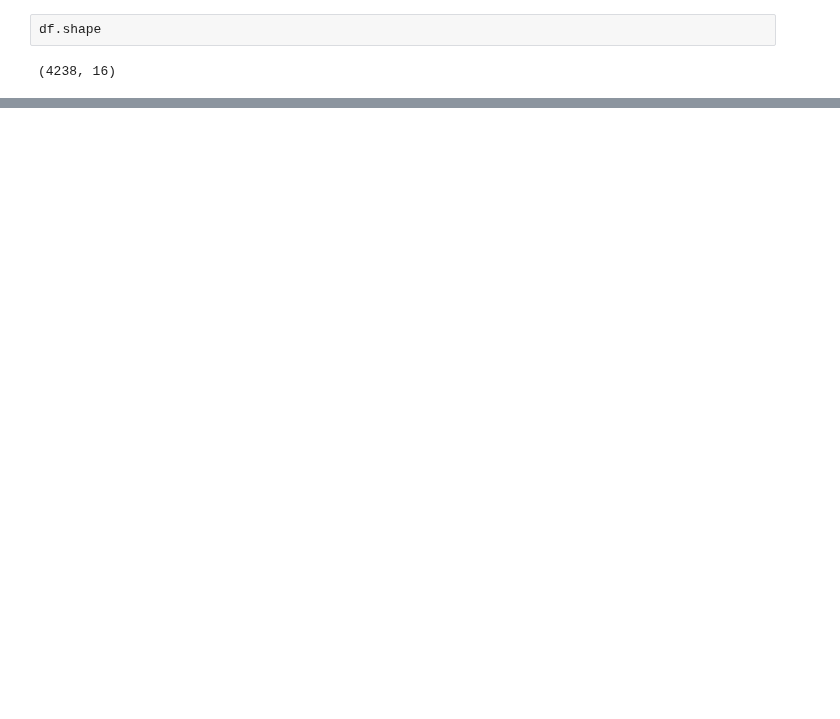
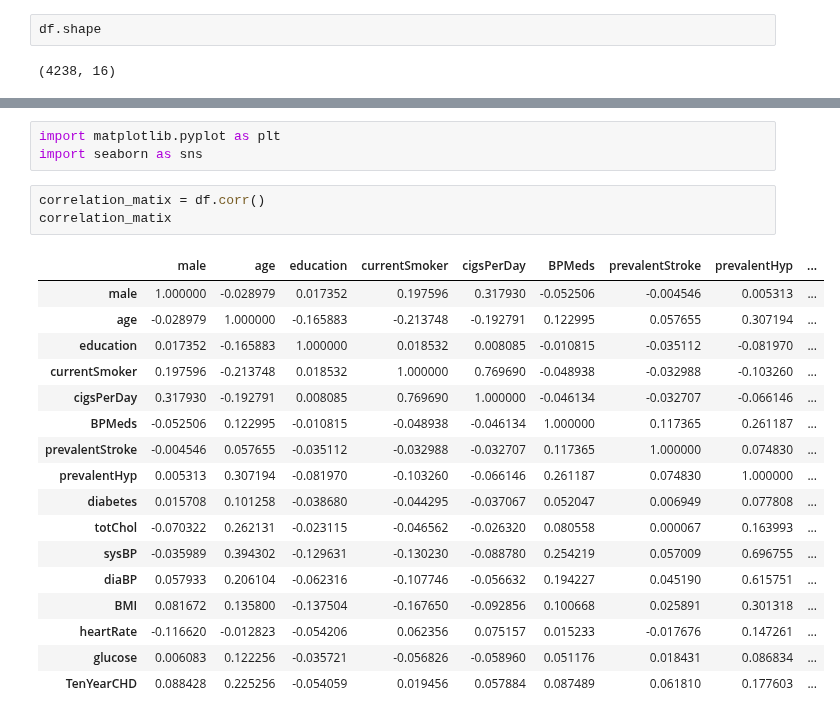
Before and after one commit to PugazhendhiRathinasabapathy/HeartDiseasePrediction, a Jupyter notebook: HeartDiseasePrediction.ipynb, the cells around one changed output, grey strips where cells are left out. Cells and saved outputs as stored; diff of their text form; blank space fills up the shorter version.

```diff
--- a/HeartDiseasePrediction.ipynb
+++ b/HeartDiseasePrediction.ipynb
@@ -28,3 +33,27 @@ df.describe()
 | 50% | 0.000000 | 49.000000 | 2.000000 | 0.000000 | 0.000000 | 0.000000 | 0.000000 | 0.000000 | ... |
 | 75% | 1.000000 | 56.000000 | 3.000000 | 1.000000 | 20.000000 | 0.000000 | 0.000000 | 1.000000 | ... |
 | max | 1.000000 | 70.000000 | 4.000000 | 1.000000 | 70.000000 | 1.000000 | 1.000000 | 1.000000 | ... |
+# %%
+import matplotlib.pyplot as plt
+import seaborn as sns
+# %%
+correlation_matix = df.corr()
+correlation_matix
+# %% [output]
+|  | male | age | education | currentSmoker | cigsPerDay | BPMeds | prevalentStroke | prevalentHyp | ... |
+| male | 1.000000 | -0.028979 | 0.017352 | 0.197596 | 0.317930 | -0.052506 | -0.004546 | 0.005313 | ... |
+| age | -0.028979 | 1.000000 | -0.165883 | -0.213748 | -0.192791 | 0.122995 | 0.057655 | 0.307194 | ... |
+| education | 0.017352 | -0.165883 | 1.000000 | 0.018532 | 0.008085 | -0.010815 | -0.035112 | -0.081970 | ... |
+| currentSmoker | 0.197596 | -0.213748 | 0.018532 | 1.000000 | 0.769690 | -0.048938 | -0.032988 | -0.103260 | ... |
+| cigsPerDay | 0.317930 | -0.192791 | 0.008085 | 0.769690 | 1.000000 | -0.046134 | -0.032707 | -0.066146 | ... |
+| BPMeds | -0.052506 | 0.122995 | -0.010815 | -0.048938 | -0.046134 | 1.000000 | 0.117365 | 0.261187 | ... |
+| prevalentStroke | -0.004546 | 0.057655 | -0.035112 | -0.032988 | -0.032707 | 0.117365 | 1.000000 | 0.074830 | ... |
+| prevalentHyp | 0.005313 | 0.307194 | -0.081970 | -0.103260 | -0.066146 | 0.261187 | 0.074830 | 1.000000 | ... |
+| diabetes | 0.015708 | 0.101258 | -0.038680 | -0.044295 | -0.037067 | 0.052047 | 0.006949 | 0.077808 | ... |
+| totChol | -0.070322 | 0.262131 | -0.023115 | -0.046562 | -0.026320 | 0.080558 | 0.000067 | 0.163993 | ... |
+| sysBP | -0.035989 | 0.394302 | -0.129631 | -0.130230 | -0.088780 | 0.254219 | 0.057009 | 0.696755 | ... |
+| diaBP | 0.057933 | 0.206104 | -0.062316 | -0.107746 | -0.056632 | 0.194227 | 0.045190 | 0.615751 | ... |
+| BMI | 0.081672 | 0.135800 | -0.137504 | -0.167650 | -0.092856 | 0.100668 | 0.025891 | 0.301318 | ... |
+| heartRate | -0.116620 | -0.012823 | -0.054206 | 0.062356 | 0.075157 | 0.015233 | -0.017676 | 0.147261 | ... |
+| glucose | 0.006083 | 0.122256 | -0.035721 | -0.056826 | -0.058960 | 0.051176 | 0.018431 | 0.086834 | ... |
+| TenYearCHD | 0.088428 | 0.225256 | -0.054059 | 0.019456 | 0.057884 | 0.087489 | 0.061810 | 0.177603 | ... |
```
Also changed, not shown: parts of 3 cells of this notebook.
